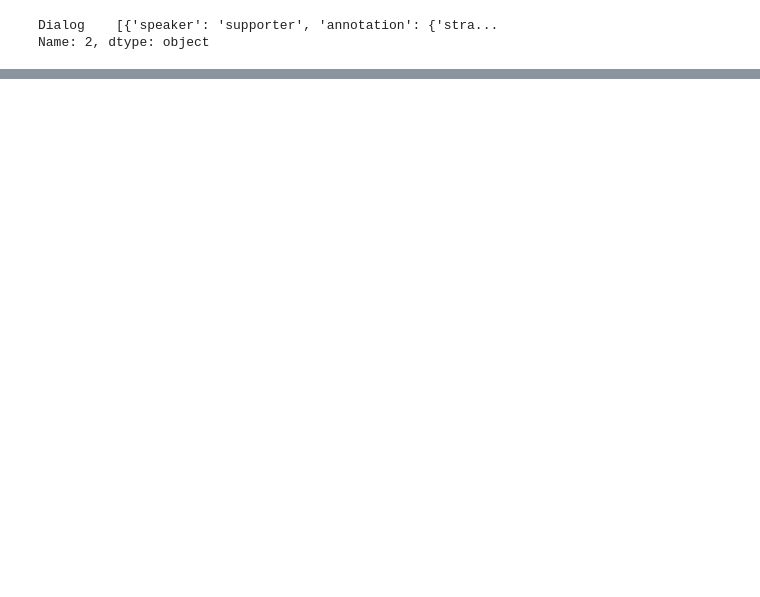
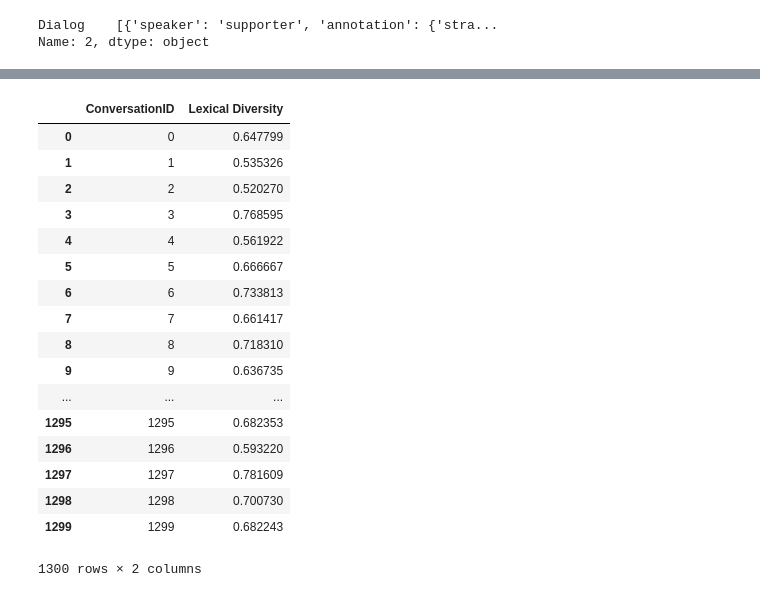
Before and after one commit to JuliaWieczorek/SupportSystem, a Jupyter notebook: Dialog.ipynb, the cells around one changed output, grey strips where cells are left out. Saved outputs shown, nothing was run; the diff lists cells and outputs as text; code cells hidden in the pictures; blank space fills up the shorter version.

```diff
--- a/Dialog.ipynb
+++ b/Dialog.ipynb
@@ -133,0 +148,24 @@ SyntaxError: invalid syntax (<ipython-input-69-03d0f1e43cfc>, line 1)
+# %%
+# Group the data by 'ConversationID' and calculate lexical diversity for each group
+lexical_diversity_df = seeker_df.groupby('ConversationID')['Seeker Dialog'].apply(lambda x: lexical_diversity(x)).reset_index(name='Lexical Diversity')
+
+lexical_diversity_df
+# %% [output]
+|  | ConversationID | Lexical Diversity |
+| 0 | 0 | 0.647799 |
+| 1 | 1 | 0.535326 |
+| 2 | 2 | 0.520270 |
+| 3 | 3 | 0.768595 |
+| 4 | 4 | 0.561922 |
+| 5 | 5 | 0.666667 |
+| 6 | 6 | 0.733813 |
+| 7 | 7 | 0.661417 |
+| 8 | 8 | 0.718310 |
+| 9 | 9 | 0.636735 |
+| ... | ... | ... |
+| 1295 | 1295 | 0.682353 |
+| 1296 | 1296 | 0.593220 |
+| 1297 | 1297 | 0.781609 |
+| 1298 | 1298 | 0.700730 |
+| 1299 | 1299 | 0.682243 |
+1300 rows × 2 columns
```
Also changed, not shown: parts of 17 cells of this notebook.
